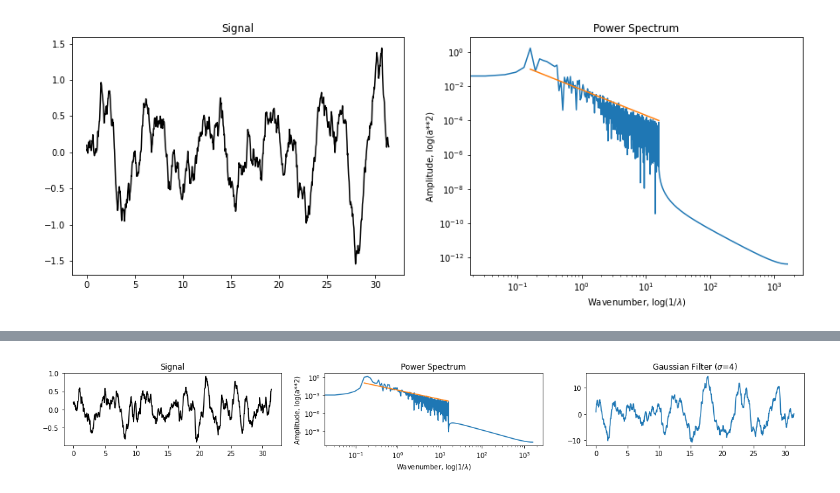
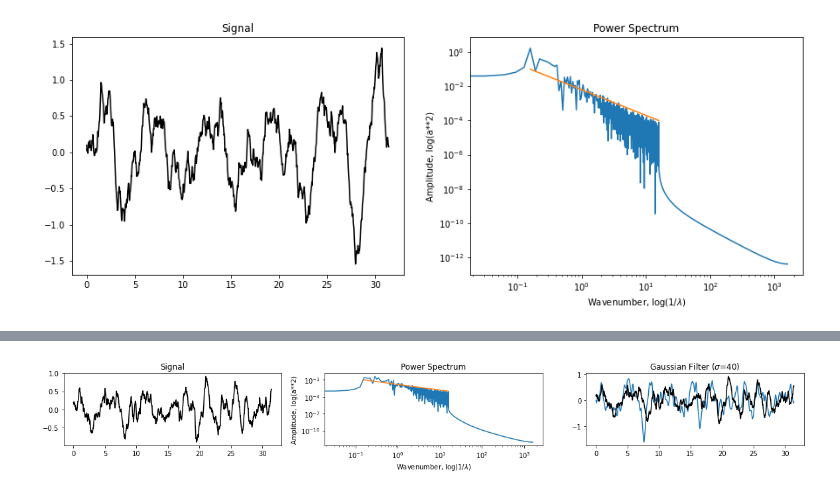
Before and after one commit to ocean-transport/argo-intern, a Jupyter notebook: stat_functions.ipynb, the cells around one changed output, grey strips where cells are left out. Drawn from its saved outputs; the diff is of its cells as text; code cells hidden in the pictures.

```diff
--- a/stat_functions.ipynb
+++ b/stat_functions.ipynb
@@ -195,5 +193,5 @@ gaussian_filter(signal_ar, 200, 10, 10*np.pi)
 # %%
-points, modes, slope, xmax, sigma = 100000, 200, -3, 10*np.pi, 4
+points, modes, slope, xmax, sigma = 100000, 200, -2, 10*np.pi, 40
 
 k_ar=np.logspace(0,2,modes)
 a_ar=np.sqrt(0.01*k_ar**(slope/2))
@@ -202,35 +200,35 @@ y_funct=np.zeros((points,1))
 
 x=np.linspace(0,xmax,num=points)
 
 for n in range(0,modes):
     y_ar[:,n] = np.sin(k_ar[n]*x+np.random.uniform(0,6,size=1))*a_ar[n]
 
 y_funct=y_ar.sum(axis=1)
 
 signal_da=xr.DataArray(y_funct, dims=['points'], coords={'points':x})
 signal_spec=xrft.power_spectrum(signal_da,dim='points')
 
 plt.figure(figsize=(20,2))
 plt.subplot(1,3,1)
 plt.plot(x,signal_ar,color='black')
 plt.title("Signal")
 
 plt.subplot(1,3,2)
 signal_spec.plot()
 plt.plot(k_ar/(2*np.pi),(xmax/np.pi)*a_ar**2)
 plt.xscale('log')
 plt.yscale('log')
 plt.title("Power Spectrum")
 plt.xlabel("Wavenumber, log(1/$\lambda$)")
 plt.ylabel("Amplitude, log(a**2)")
-plt.subplots_adjust(wspace=0.2,hspace=0.2)
 
-window=scipy.signal.windows.gaussian(modes,sigma)
-filtered=scipy.signal.convolve(y_funct,window,mode='same')
+window=scipy.signal.windows.gaussian(points/100,points/500)
+filtered=scipy.signal.convolve(y_funct,window/window.sum(),mode='same')
 plt.subplot(1,3,3)
 plt.plot(x,filtered)
+plt.plot(x,signal_ar,color='black')
 plt.title("Gaussian Filter ($\sigma$={})".format(sigma))
 
-plt.subplots_adjust(wspace=0.2, hspace=0.2)
+plt.subplots_adjust(wspace=0.2,hspace=0.2)
 # %% [output]
-[figure, old version]
+[figure, new version]
```
Also changed, not shown: parts of 4 cells of this notebook.
